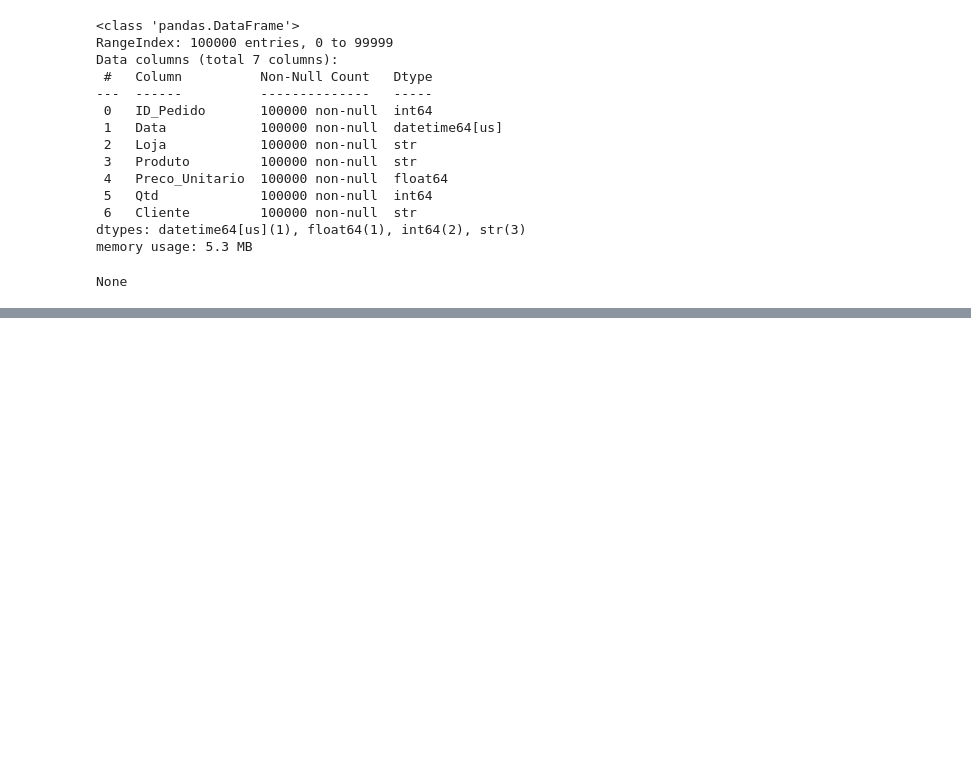
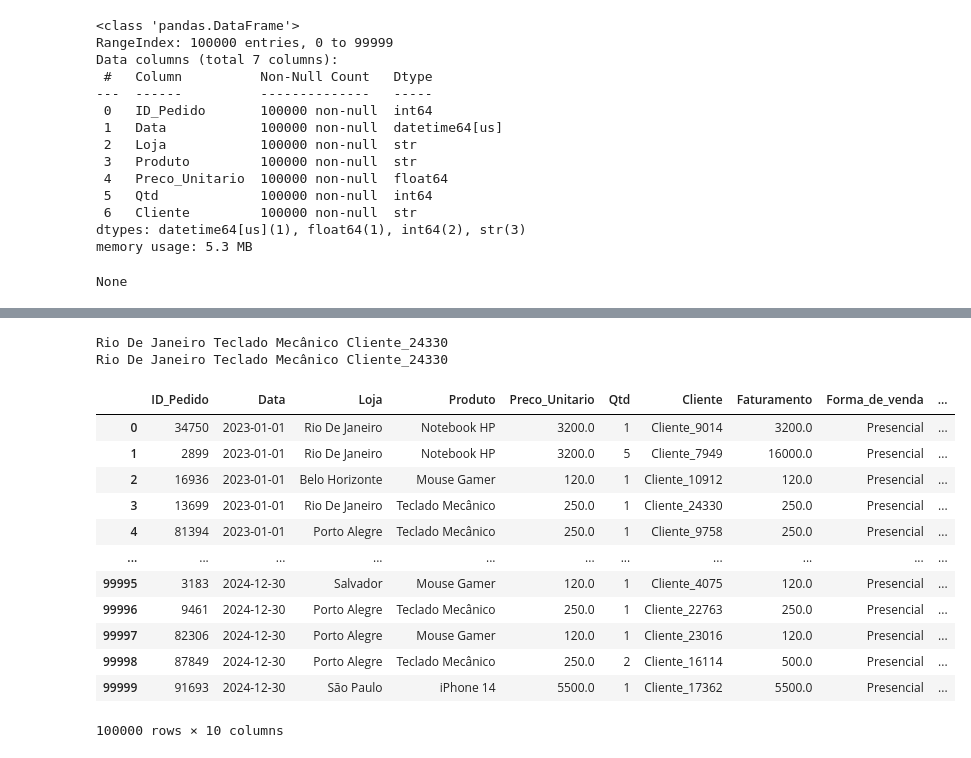
Before and after one commit to Brunolee77/Python-Studies, a Jupyter notebook: 3-Intermediario/3-Revisao_e_Aprofundamento_Pandas_Analises_dados/Pandas_supremo.ipynb, the cells around one changed output, grey strips where cells are left out. Cells and saved outputs as stored; diff of their text form; code cells hidden in the pictures; blank space fills up the shorter version.

```diff
--- a/3-Intermediario/3-Revisao_e_Aprofundamento_Pandas_Analises_dados/Pandas_supremo.ipynb
+++ b/3-Intermediario/3-Revisao_e_Aprofundamento_Pandas_Analises_dados/Pandas_supremo.ipynb
@@ -127,0 +176,42 @@ None
+# %%
+#Analisar e Filtrar informações
+
+df_analise = df_analise.sort_values(by="Data")
+df_analise = df_analise.reset_index(drop=True)
+
+
+
+# Localizar com o .loc, ele procuro por coluna e nome da linha
+id_pedido = 4
+loja= df_analise.loc[3,"Loja"]
+produto= df_analise.loc[3,"Produto"]
+cliente= df_analise.loc[3,"Cliente"]
+print(loja, produto, cliente)
+
+# Localizar pelo Iloc procura por posição
+id_pedido= 4
+loja= df_analise.iloc[3,2]
+produto= df_analise.iloc[3,3]
+cliente= df_analise.iloc[3,6]
+print(loja, produto, cliente)
+
+display(df_analise)
+
+
+#Exportar pedaços da base
+# %% [output]
+Rio De Janeiro Teclado Mecânico Cliente_24330
+Rio De Janeiro Teclado Mecânico Cliente_24330
+|  | ID_Pedido | Data | Loja | Produto | Preco_Unitario | Qtd | Cliente | Faturamento | Forma_de_venda | ... |
+| 0 | 34750 | 2023-01-01 | Rio De Janeiro | Notebook HP | 3200.0 | 1 | Cliente_9014 | 3200.0 | Presencial | ... |
+| 1 | 2899 | 2023-01-01 | Rio De Janeiro | Notebook HP | 3200.0 | 5 | Cliente_7949 | 16000.0 | Presencial | ... |
+| 2 | 16936 | 2023-01-01 | Belo Horizonte | Mouse Gamer | 120.0 | 1 | Cliente_10912 | 120.0 | Presencial | ... |
+| 3 | 13699 | 2023-01-01 | Rio De Janeiro | Teclado Mecânico | 250.0 | 1 | Cliente_24330 | 250.0 | Presencial | ... |
+| 4 | 81394 | 2023-01-01 | Porto Alegre | Teclado Mecânico | 250.0 | 1 | Cliente_9758 | 250.0 | Presencial | ... |
+| ... | ... | ... | ... | ... | ... | ... | ... | ... | ... | ... |
+| 99995 | 3183 | 2024-12-30 | Salvador | Mouse Gamer | 120.0 | 1 | Cliente_4075 | 120.0 | Presencial | ... |
+| 99996 | 9461 | 2024-12-30 | Porto Alegre | Teclado Mecânico | 250.0 | 1 | Cliente_22763 | 250.0 | Presencial | ... |
+| 99997 | 82306 | 2024-12-30 | Porto Alegre | Mouse Gamer | 120.0 | 1 | Cliente_23016 | 120.0 | Presencial | ... |
+| 99998 | 87849 | 2024-12-30 | Porto Alegre | Teclado Mecânico | 250.0 | 2 | Cliente_16114 | 500.0 | Presencial | ... |
+| 99999 | 91693 | 2024-12-30 | São Paulo | iPhone 14 | 5500.0 | 1 | Cliente_17362 | 5500.0 | Presencial | ... |
+100000 rows × 10 columns
```
Also changed, not shown: parts of 1 cell of this notebook.
